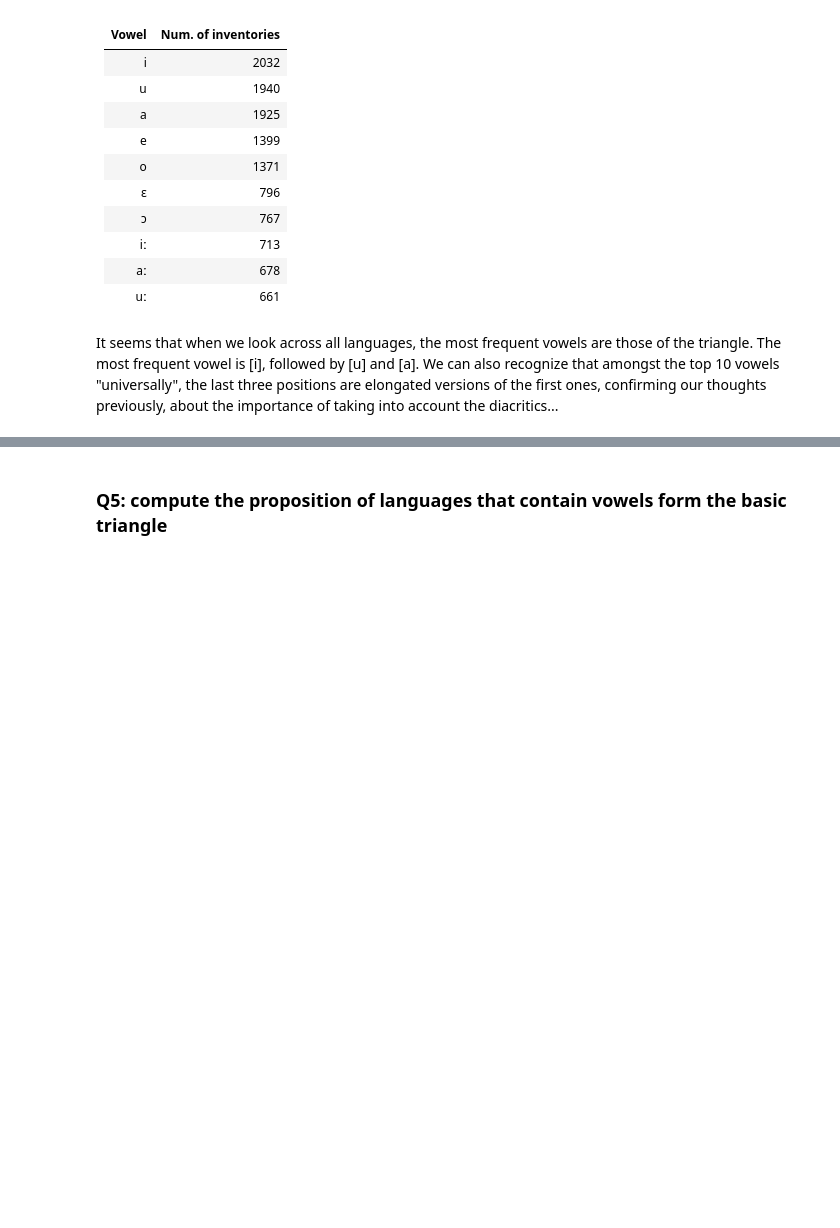
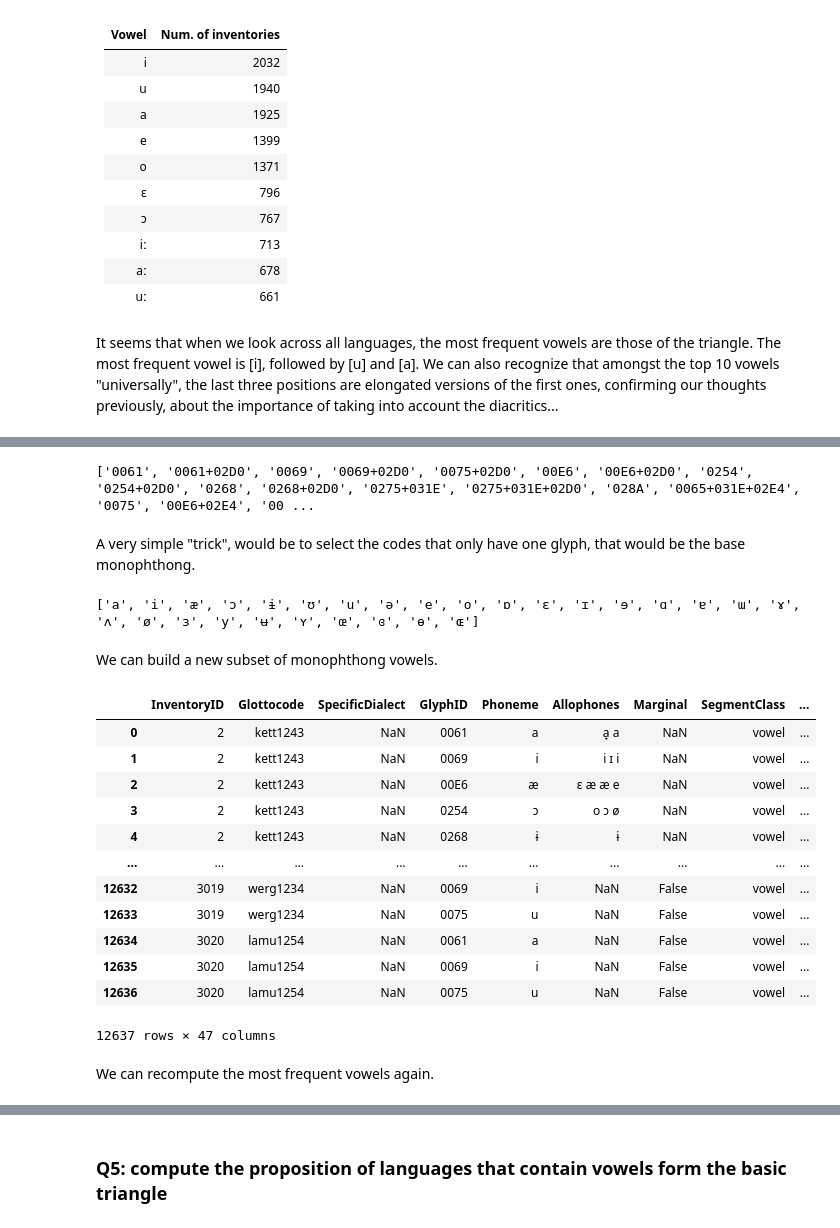
Before and after one commit to phtryll/nlp-labs, a Jupyter notebook: vowel-inventories/vowel_inventories.ipynb, the cells around one changed output, grey strips where cells are left out. Saved outputs shown, nothing was run; the diff lists cells and outputs as text; code cells hidden in the pictures; blank space fills up the shorter version.

```diff
--- a/vowel-inventories/vowel_inventories.ipynb
+++ b/vowel-inventories/vowel_inventories.ipynb
@@ -508,5 +504,5 @@ $p(b)$ are the marginal probabilities of each phoneme.
 # %% [markdown]
 We create a subset of our data with only the vowels.
 # %%
-vowels = sampled_data[sampled_data['SegmentClass'] == 'vowel'].reset_index()
+vowels = sampled_data[sampled_data['SegmentClass'] == 'vowel'].reset_index(drop=True)
 # %% [markdown]
@@ -568,8 +560,7 @@ In order to properly achieve this, we would need to have a phonetically informed
 # %% [markdown]
 Now, going back to computing the most frequent vowels.
 # %%
-vowels = sampled_data[sampled_data['SegmentClass'] == 'vowel']
-most_frequent_vowels = vowels.groupby('Phoneme')['Glottocode'].nunique().sort_values(ascending=False).reset_index()
+vowel_frequencies = vowels.groupby('Phoneme')['Glottocode'].nunique().sort_values(ascending=False).reset_index()
 # %%
 #| echo: false
 #| label: tbl-most-frequent-vowels
@@ -594,0 +596,34 @@ It seems that when we look across all languages, the most frequent vowels are th
+# %%
+print(vowels["GlyphID"].unique().tolist())
+# %% [output]
+['0061', '0061+02D0', '0069', '0069+02D0', '0075+02D0', '00E6', '00E6+02D0', '0254', '0254+02D0', '0268', '0268+02D0', '0275+031E', '0275+031E+02D0', '028A', '0065+031E+02E4', '0075', '00E6+02E4', '00 ...
+# %% [markdown]
+A very simple "trick", would be to select the codes that only have one glyph, that would be the base monophthong.
+# %%
+print(vowels[vowels["GlyphID"].str.match(r"^[^+]+$", na=False)]["Phoneme"].unique().tolist())
+# %% [output]
+['a', 'i', 'æ', 'ɔ', 'ɨ', 'ʊ', 'u', 'ə', 'e', 'o', 'ɒ', 'ɛ', 'ɪ', 'ɘ', 'ɑ', 'ɐ', 'ɯ', 'ɤ', 'ʌ', 'ø', 'ɜ', 'y', 'ʉ', 'ʏ', 'œ', 'ɞ', 'ɵ', 'ɶ']
+# %% [markdown]
+We can build a new subset of monophthong vowels.
+# %%
+vowels = vowels[~vowels["GlyphID"].str.contains(r"\+", na=False)].reset_index(drop=True)
+# %%
+#| echo: false
+
+display(vowels)
+# %% [output]
+|  | InventoryID | Glottocode | SpecificDialect | GlyphID | Phoneme | Allophones | Marginal | SegmentClass | ... |
+| 0 | 2 | kett1243 | NaN | 0061 | a | a̟ a | NaN | vowel | ... |
+| 1 | 2 | kett1243 | NaN | 0069 | i | i ɪ i | NaN | vowel | ... |
+| 2 | 2 | kett1243 | NaN | 00E6 | æ | ɛ æ æ e | NaN | vowel | ... |
+| 3 | 2 | kett1243 | NaN | 0254 | ɔ | o ɔ ø | NaN | vowel | ... |
+| 4 | 2 | kett1243 | NaN | 0268 | ɨ | ɨ | NaN | vowel | ... |
+| ... | ... | ... | ... | ... | ... | ... | ... | ... | ... |
+| 12632 | 3019 | werg1234 | NaN | 0069 | i | NaN | False | vowel | ... |
+| 12633 | 3019 | werg1234 | NaN | 0075 | u | NaN | False | vowel | ... |
+| 12634 | 3020 | lamu1254 | NaN | 0061 | a | NaN | False | vowel | ... |
+| 12635 | 3020 | lamu1254 | NaN | 0069 | i | NaN | False | vowel | ... |
+| 12636 | 3020 | lamu1254 | NaN | 0075 | u | NaN | False | vowel | ... |
+12637 rows × 47 columns
+# %% [markdown]
+We can recompute the most frequent vowels again.
```
Also changed, not shown: parts of 56 cells of this notebook, 1 other file.
